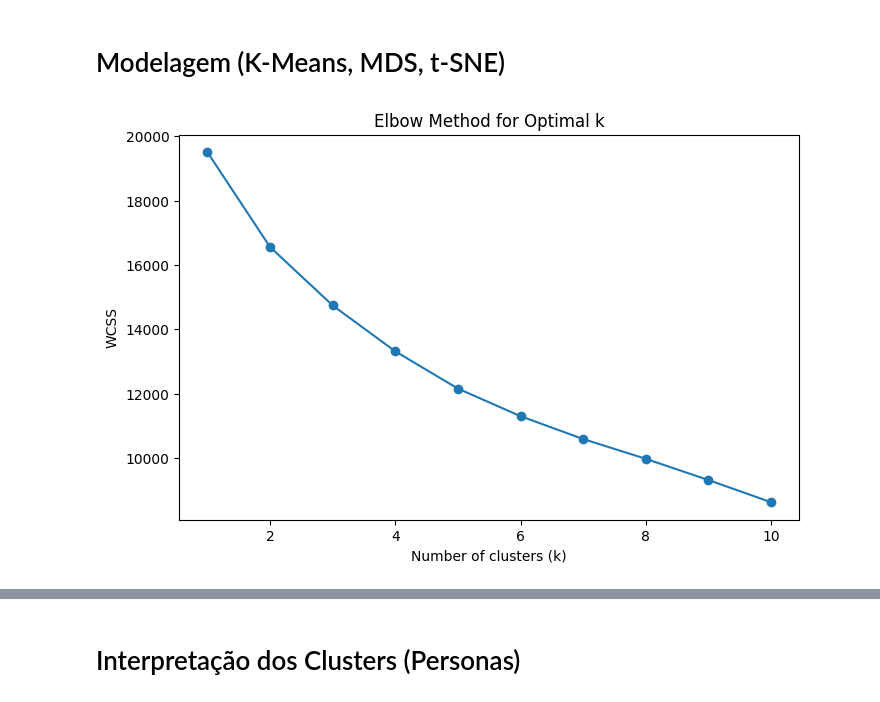
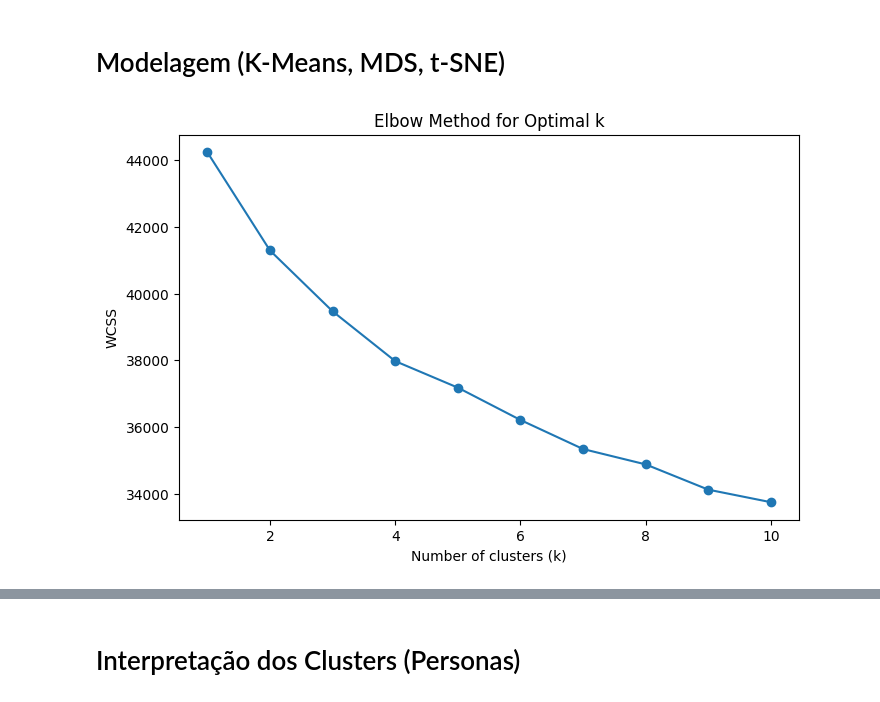
Before and after one commit to nicolasyassuda/aps-ecommerce-clustering, a Jupyter notebook: aps_analisys.ipynb, the cells around one changed output, grey strips where cells are left out. Saved outputs shown, nothing was run; the diff lists cells and outputs as text; code cells hidden in the pictures.

```diff
--- a/aps_analisys.ipynb
+++ b/aps_analisys.ipynb
@@ -270,3 +270,11 @@ categorical_data = ohe.fit_transform(df[categorical_cols])
 from sklearn.preprocessing import StandardScaler
 scaler = StandardScaler()
 numerical_data = scaler.fit_transform(df[numerical_cols])
+# %%
+df_final = pd.concat(
+    [pd.DataFrame(numerical_data, columns=numerical_cols),
+        pd.DataFrame(categorical_data, columns=ohe.get_feature_names_out(categorical_cols))],
+    axis=1
+)
+df_final = pd.DataFrame(df_final)
+df_final.head()
@@ -275,17 +291,17 @@ numerical_data = scaler.fit_transform(df[numerical_cols])
 # %%
 # Determinação de k ótimo usando o método do cotovelo
 from sklearn.cluster import KMeans
-
+from matplotlib import pyplot as plt
 wcss = []
 for k in range(1, 11):
     kmeans = KMeans(n_clusters=k, random_state=42)
-    kmeans.fit(numerical_data)
+    kmeans.fit(df_final)
     wcss.append(kmeans.inertia_)
 plt.figure(figsize=(8, 5))
 plt.plot(range(1, 11), wcss, marker='o')
 plt.title('Elbow Method for Optimal k')
 plt.xlabel('Number of clusters (k)')
 plt.ylabel('WCSS')
 plt.show()
 # %% [output]
-[figure, old version]
+[figure, new version]
```
Also changed, not shown: parts of 3 cells of this notebook, 1 other file.
